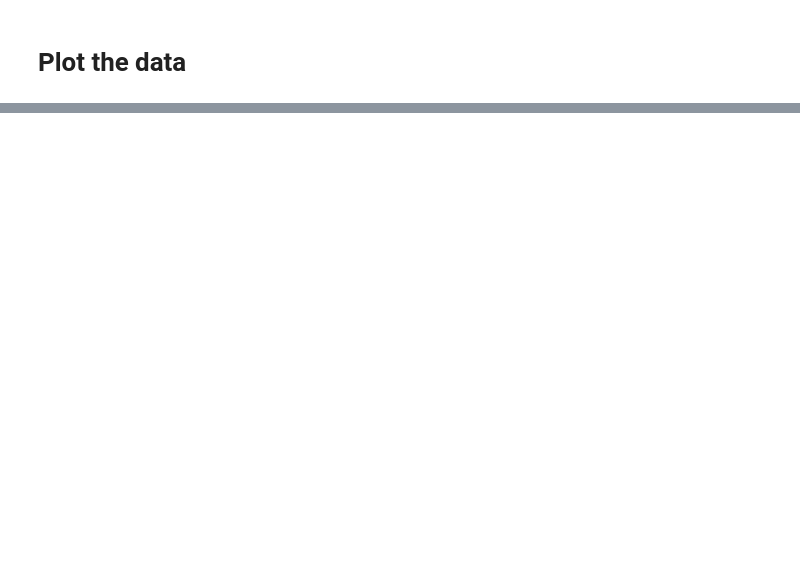
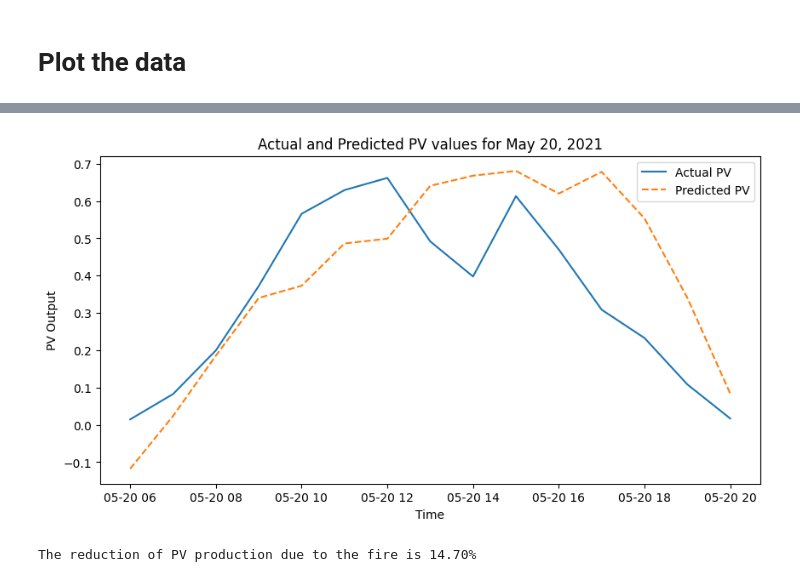
Before and after one commit to jean-paul-calin/wildfire-pv, a Jupyter notebook: toy model 1.ipynb, the cells around one changed output, grey strips where cells are left out. Drawn from its saved outputs; the diff is of its cells as text; code cells hidden in the pictures; blank space fills up the shorter version.

```diff
--- a/toy model 1.ipynb
+++ b/toy model 1.ipynb
@@ -144,0 +138,21 @@ Intercept: -0.9514313599359143
+# %%
+# Plotting actual values
+plt.figure(figsize=(10, 5))
+plt.plot(actual_PV_may_20, label='Actual PV')
+
+# Assuming predicted_y_may_20 is a NumPy array with the predicted values for May 20, 2021
+plt.plot(predicted_PV_may_20, label='Predicted PV', linestyle='--')
+
+plt.title('Actual and Predicted PV values for May 20, 2021')
+plt.xlabel('Time')
+plt.ylabel('PV Output')
+plt.legend()
+plt.show()
+# %% [output]
+[figure, added]
+# %%
+#Calculate the reduction of PV production on May 20, 2021
+PV_reduction = (predicted_PV_may_20.sum() - actual_PV_may_20.sum())*100/ predicted_PV_may_20.sum()
+print("The reduction of PV production due to the fire is {:.2f}%".format(PV_reduction))
+# %% [output]
+The reduction of PV production due to the fire is 14.70%
```
Also changed, not shown: parts of 8 cells of this notebook.
